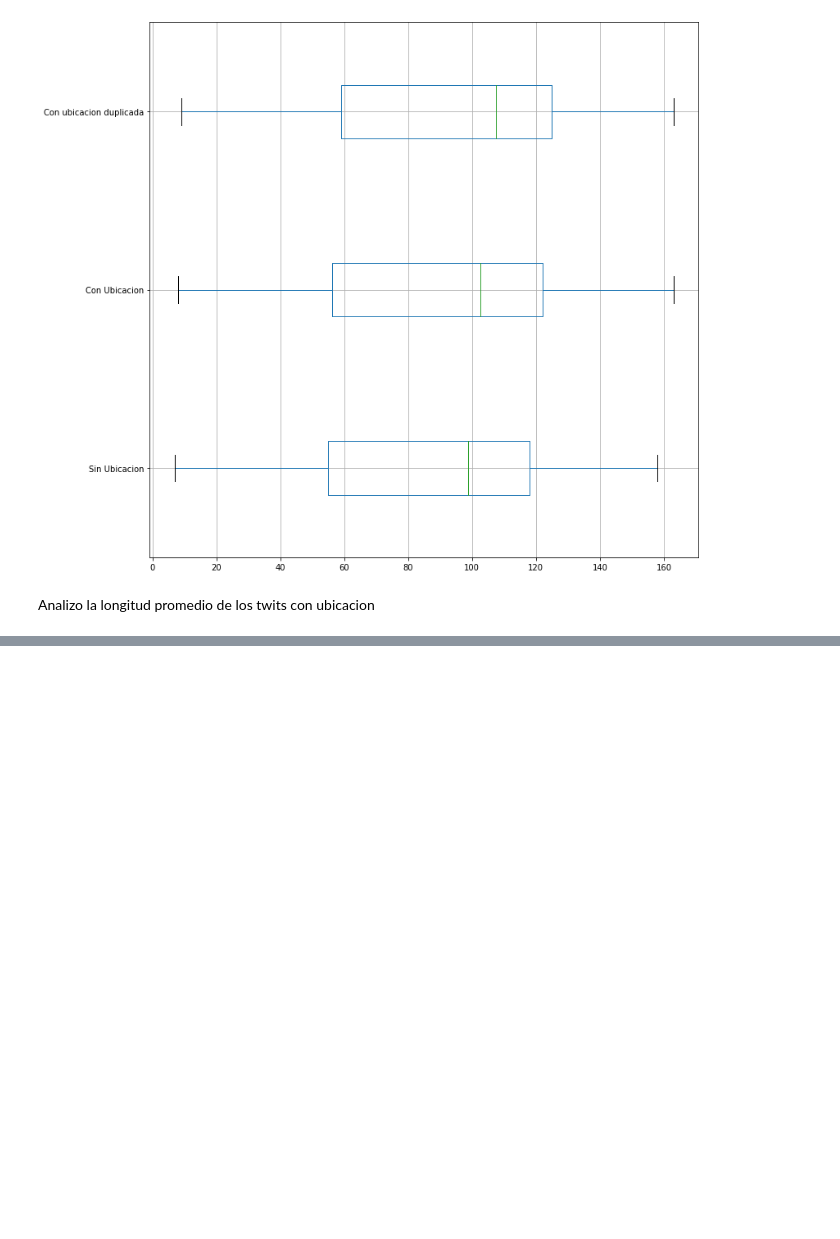
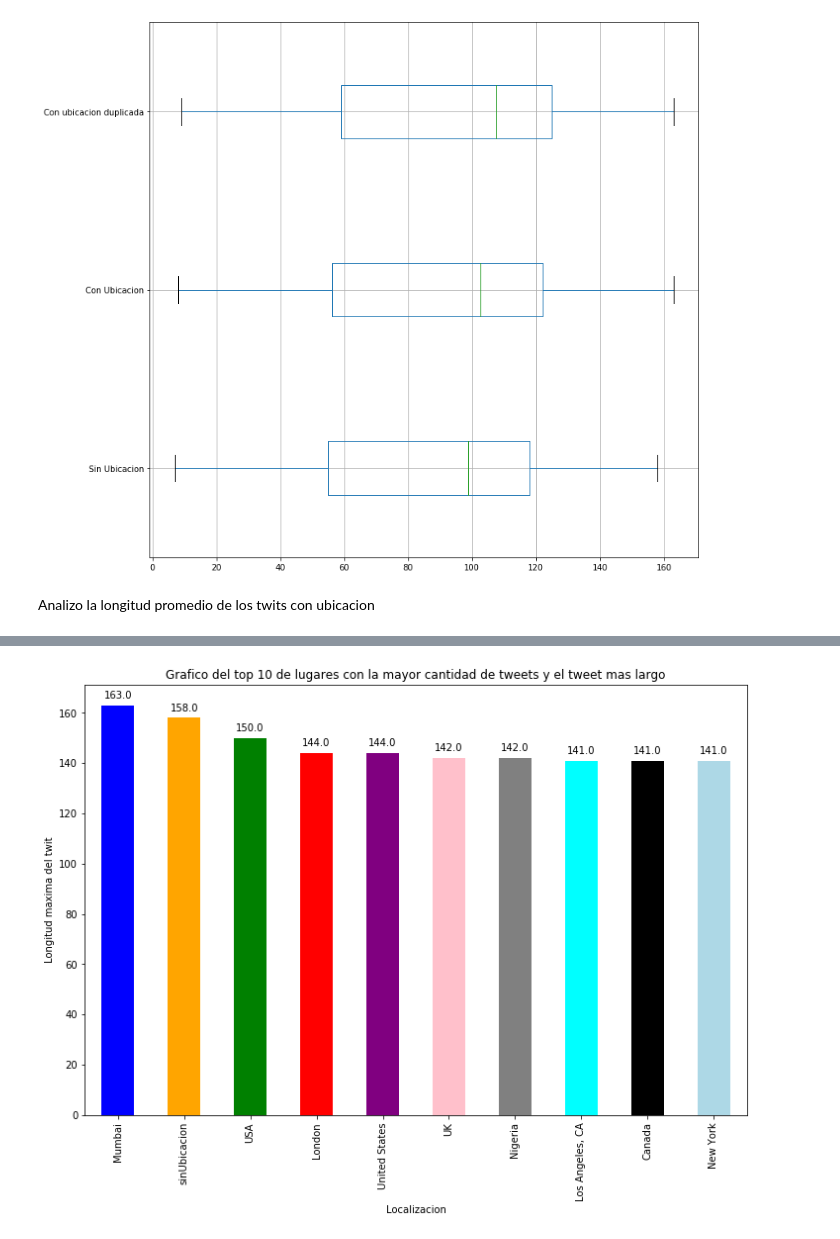
Before and after one commit to NicolasRFL/OrgaDatosTP, a Jupyter notebook: LocationIncompleto.ipynb, the cells around one changed output, grey strips where cells are left out. Drawn from its saved outputs; the diff is of its cells as text; code cells hidden in the pictures; blank space fills up the shorter version.

```diff
--- a/LocationIncompleto.ipynb
+++ b/LocationIncompleto.ipynb
@@ -184,0 +254,55 @@ sinUbicacion.groupby('id')['longitudTweet'].agg(['min','max','mean'])
+# %%
+#hago un grafico con las ubicaciones con el twit mas largo
+ax = grouped.head(10)['max'].sort_values(ascending=False).plot.bar(figsize=(12, 8),
+        color=['blue','orange','green','red','purple','pink','gray','cyan','k','lightblue','yellow','teal','lime'],
+        title='Grafico del top 10 de lugares con la mayor cantidad de tweets y el tweet mas largo')
+ax.set_xlabel('Localizacion')
+ax.set_ylabel('Longitud maxima del twit')
+
+def add_value_labels(ax, spacing=5):
+    """Add labels to the end of each bar in a bar chart.
+
+    Arguments:
+        ax (matplotlib.axes.Axes): The matplotlib object containing the axes
+            of the plot to annotate.
+        spacing (int): The distance between the labels and the bars.
+    """
+
+    # For each bar: Place a label
+    for rect in ax.patches:
+        # Get X and Y placement of label from rect.
+        y_value = rect.get_height()
+        x_value = rect.get_x() + rect.get_width() / 2
+
+        # Number of points between bar and label. Change to your liking.
+        space = spacing
+        # Vertical alignment for positive values
+        va = 'bottom'
+
+        # If value of bar is negative: Place label below bar
+        if y_value < 0:
+            # Invert space to place label below
+            space *= -1
+            # Vertically align label at top
+            va = 'top'
+
+        # Use Y value as label and format number with one decimal place
+        label = "{:.1f}".format(y_value)
+
+        # Create annotation
+        ax.annotate(
+            label,                      # Use `label` as label
+            (x_value, y_value),         # Place label at end of the bar
+            xytext=(0, space),          # Vertically shift label by `space`
+            textcoords="offset points", # Interpret `xytext` as offset in points
+            ha='center',                # Horizontally center label
+            va=va)                      # Vertically align label differently for
+                                        # positive and negative values.
+
+
+# Call the function above. All the magic happens there.
+add_value_labels(ax)
+
+plt.savefig("image.png")
+# %% [output]
+[figure, added]
```
Also changed, not shown: parts of 11 cells of this notebook.
